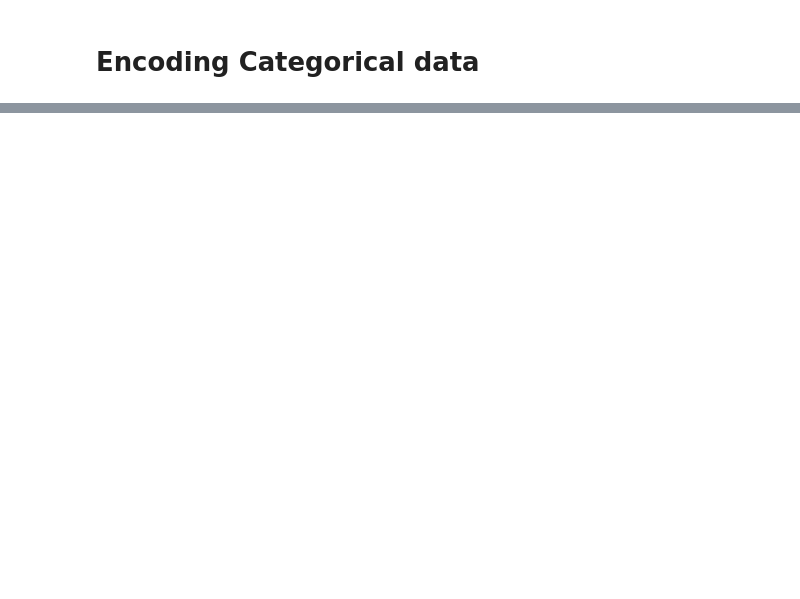
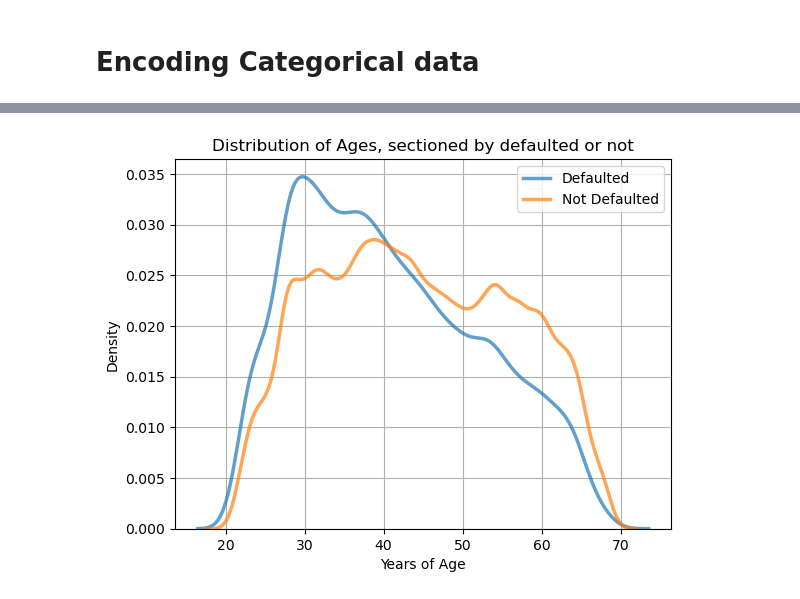
Before and after one commit to ABorda01/Project-Home-Credit-Default-Risk, a Jupyter notebook: manual.ipynb, the cells around one changed output, grey strips where cells are left out. Cells and saved outputs as stored; diff of their text form; code cells hidden in the pictures; blank space fills up the shorter version.

```diff
--- a/manual.ipynb
+++ b/manual.ipynb
@@ -144,0 +239,13 @@ cat_var = pd.concat([Ord_trans, OH_trans], axis=1)
+# %%
+def_inex = y_train.loc[y_train == 1].index
+ndef_inex = y_train.loc[y_train == 0].index
+
+sns.kdeplot(x=(X_train.DAYS_BIRTH.loc[def_inex]) /365, fill=False, alpha=0.7, linewidth=2.5, label='Defaulted')
+sns.kdeplot(x=(X_train.DAYS_BIRTH.loc[ndef_inex]) /365, fill=False, alpha=0.7, linewidth=2.5, label='Not Defaulted')
+
+plt.grid()
+plt.legend()
+plt.xlabel('Years of Age')
+plt.title('Distribution of Ages, sectioned by defaulted or not');
+# %% [output]
+[figure, added]
```
Also changed, not shown: parts of 15 cells of this notebook, 2 other files.
